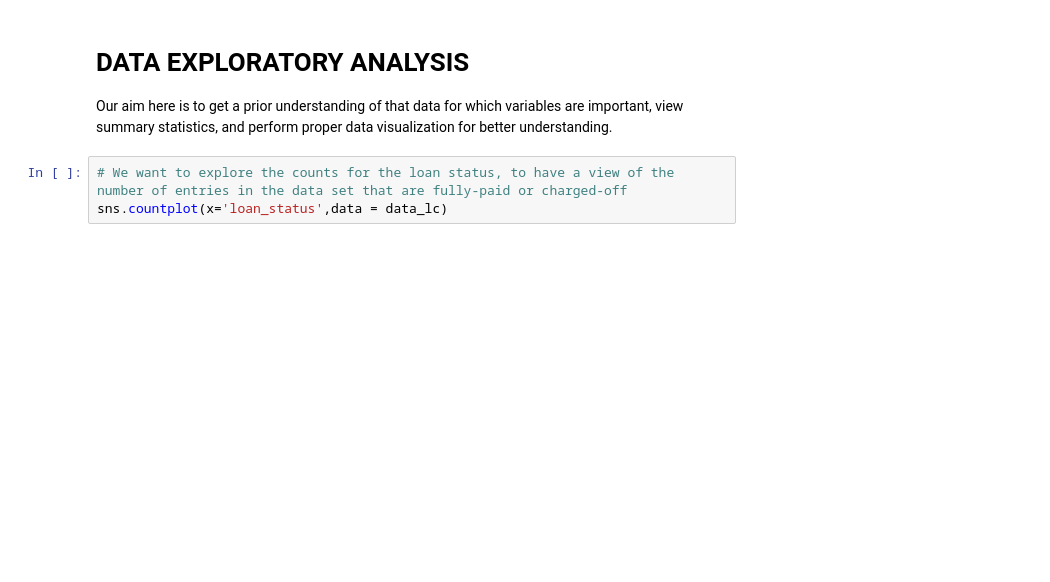
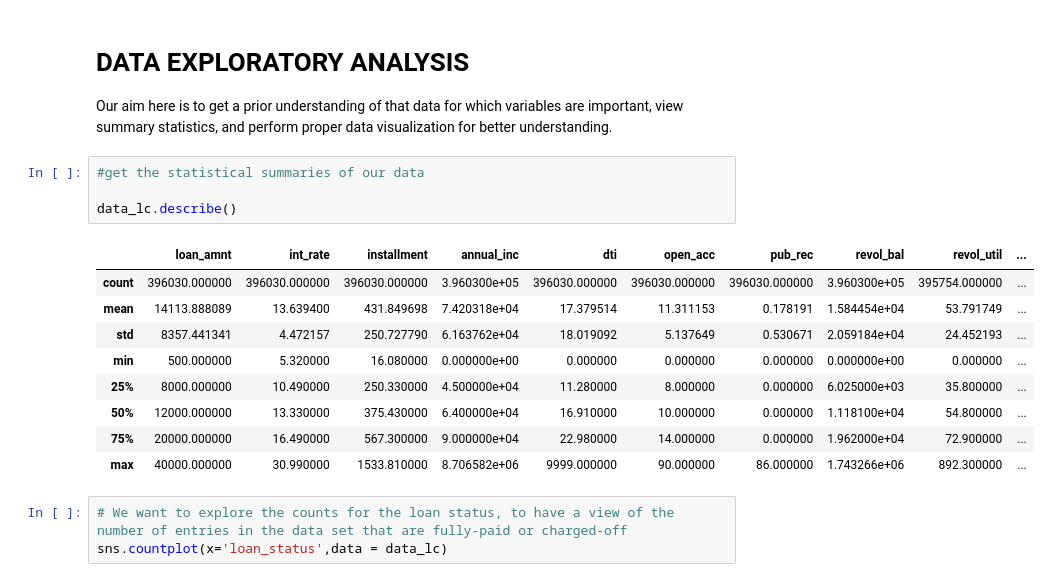
Before and after one commit to abbeycite/Credit-Loan-Risk-Management-Analysis-with-Logistic-Regression., a Jupyter notebook: My_Capstone_Project.ipynb, the cells around one changed output. Saved outputs shown, nothing was run; the diff lists cells and outputs as text; blank space fills up the shorter version.

```diff
--- a/My_Capstone_Project.ipynb
+++ b/My_Capstone_Project.ipynb
@@ -82,6 +111,20 @@ memory usage: 81.6+ MB
 # %% [markdown]
 # DATA EXPLORATORY ANALYSIS
 Our aim here is to get a prior understanding of that data for which variables are important, view summary statistics, and perform proper data visualization for better understanding.
+# %%
+#get the statistical summaries of our data
+
+data_lc.describe()
+# %% [output]
+|  | loan_amnt | int_rate | installment | annual_inc | dti | open_acc | pub_rec | revol_bal | revol_util | ... |
+| count | 396030.000000 | 396030.000000 | 396030.000000 | 3.960300e+05 | 396030.000000 | 396030.000000 | 396030.000000 | 3.960300e+05 | 395754.000000 | ... |
+| mean | 14113.888089 | 13.639400 | 431.849698 | 7.420318e+04 | 17.379514 | 11.311153 | 0.178191 | 1.584454e+04 | 53.791749 | ... |
+| std | 8357.441341 | 4.472157 | 250.727790 | 6.163762e+04 | 18.019092 | 5.137649 | 0.530671 | 2.059184e+04 | 24.452193 | ... |
+| min | 500.000000 | 5.320000 | 16.080000 | 0.000000e+00 | 0.000000 | 0.000000 | 0.000000 | 0.000000e+00 | 0.000000 | ... |
+| 25% | 8000.000000 | 10.490000 | 250.330000 | 4.500000e+04 | 11.280000 | 8.000000 | 0.000000 | 6.025000e+03 | 35.800000 | ... |
+| 50% | 12000.000000 | 13.330000 | 375.430000 | 6.400000e+04 | 16.910000 | 10.000000 | 0.000000 | 1.118100e+04 | 54.800000 | ... |
+| 75% | 20000.000000 | 16.490000 | 567.300000 | 9.000000e+04 | 22.980000 | 14.000000 | 0.000000 | 1.962000e+04 | 72.900000 | ... |
+| max | 40000.000000 | 30.990000 | 1533.810000 | 8.706582e+06 | 9999.000000 | 90.000000 | 86.000000 | 1.743266e+06 | 892.300000 | ... |
 # %%
 # We want to explore the counts for the loan status, to have a view of the number of entries in the data set that are fully-paid or charged-off
 sns.countplot(x='loan_status',data = data_lc)
```
Also changed, not shown: parts of 37 cells of this notebook.
